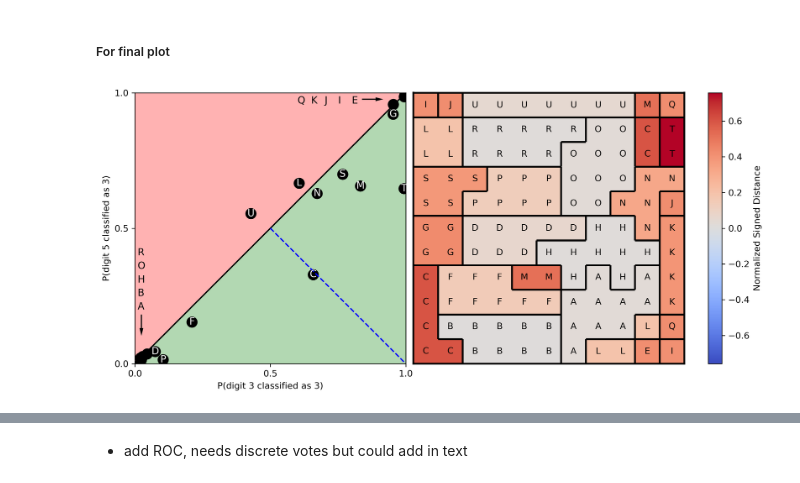
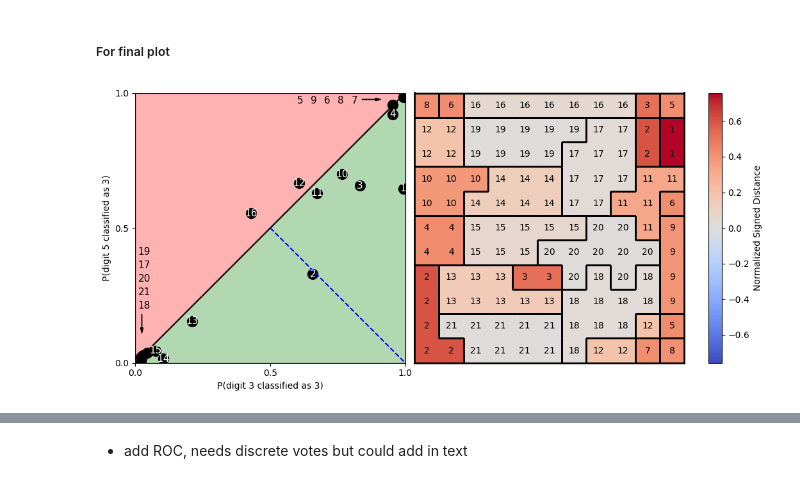
Before and after one commit to PaulHosek/MCM_classifier, a Jupyter notebook: Classifier_1/mcm/paper_plots/plots_indicative_icc.ipynb, the cells around one changed output, grey strips where cells are left out. Saved outputs shown, nothing was run; the diff lists cells and outputs as text; code cells hidden in the pictures.

```diff
--- a/Classifier_1/mcm/paper_plots/plots_indicative_icc.ipynb
+++ b/Classifier_1/mcm/paper_plots/plots_indicative_icc.ipynb
@@ -45,3 +43,7 @@ mcm_index = 3
+# %%
+mcm_index = 0
+cat_a = mcm_index
+cat_b = 1 # other digit
 # %%
 # n_variables = 121 #TODO This cell is not trash. Needed if use all samples in a folder (e.g., 5423 or test)
 # data_path = "../data/INPUT_all/data/"
@@ -179,14 +180,22 @@ plt.tight_layout()
 # %% [markdown]
 ##### For final plot
 # %%
+from scipy.stats import rankdata
+
+mode = "rank" # or letter
 cat_a = mcm_index
 cat_b = 5 # other digit
 
 all_prob = test_all_C_icc/n_samples # for MCM 0
 avg_prob = all_prob.mean(axis=1)
 
+comms = myplot.generate_icc_comms_map(all_MCM[mcm_index])
+distances = utils.normalised_signed_distance_decisionbound(avg_prob, cat_a, cat_b)
+dist_map = distances[comms]
+ranks = rankdata(dist_map.max()-dist_map, method="dense").reshape(dist_map.shape)
+letters = myplot.int_to_letters(comms)
 
-
+#-----------
 scale = 1
 fig, axs  = plt.subplots(1,2,figsize=(12*scale,5*scale))
 axs = axs.flatten()
@@ -199,68 +208,49 @@ axs[0].set_yticks([0, 0.5, 1])
 axs[0].plot([0, 1], [0, 1], color='black')
 axs[0].fill_between([0, 1], [0, 1], 1, where=[True, True], color='red', alpha=0.3)
 axs[0].fill_between([0, 1], [0, 1], 0, where=[True, True], color='green', alpha=0.3)
-
 axs[0].plot([0.5, 1], [0.5, 0], color='blue', linestyle='--')
 
 
 axs[0].scatter(avg_prob[:, cat_a], avg_prob[:, cat_b], color="black", marker="o", label=cat_b,s=130)
-
-# Scatter plot
-axs[0].scatter(avg_prob[:, cat_a], avg_prob[:, cat_b], color="black", marker="o", label=cat_b, s=130)
-
-# Initialize a variable to track the vertical position of the left-side labels
+# Labeling of scatter plot
 left_side_y = .2  # for the bottom left corner
 right_side_x = 1-0.2 # for the top right corner
 for i, (x, y) in enumerate(zip(avg_prob[:, cat_a], avg_prob[:, cat_b])):
+    lab = myplot.int_to_letters(i)
+    if mode == "rank":
+        lab = ranks[letters == myplot.int_to_letters(i)][0]
     if x < 0.05 and y < 0.05:
-        # Place label in a column on the left side of the plot
-        axs[0].text(0.01, left_side_y, myplot.int_to_letters(i), color="black", transform=axs[0].transAxes, fontsize=11)
-        left_side_y += 0.05  # Move down for the next label
+        axs[0].text(0.01, left_side_y, lab, color="black", transform=axs[0].transAxes, fontsize=11)
+        left_side_y += 0.05
     elif x > 0.95 and y > 0.95:
-        axs[0].text(right_side_x, 0.96, myplot.int_to_letters(i), color="black", transform=axs[0].transAxes, fontsize=11)
-        right_side_x -= 0.05  # Move down for the next label
+        axs[0].text(right_side_x, 0.96, lab, color="black", transform=axs[0].transAxes, fontsize=11)
+        right_side_x -= 0.05
     else:
-        # Place label at its original position
-        axs[0].text(x, y, myplot.int_to_letters(i), color="white", ha="center", va="center", fontsize=11)
+        axs[0].text(x, y, lab, color="white", ha="center", va="center", fontsize=11)
 
 axs[0].arrow(0.024, 0.18, 0, -0.05, head_width=0.01, head_length=0.02, fc='black', ec='black')
 axs[0].arrow(1-0.16, 1-0.024, 0.05, 0, head_width=0.01, head_length=0.02, fc='black', ec='black')
 
 
 
 
 # other stuff
 axs[0].set_xlabel(f"P(digit {cat_a} classified as {cat_a})")
 axs[0].set_ylabel(f"P(digit {cat_b} classified as {cat_a})")
-
 axs[0].set_xlim(0, 1)
 axs[0].set_ylim(0, 1)
-
-# partition map for distances to decision bounary
 plt.subplots_adjust(wspace=-.7)
-
 axs[1].set_aspect('equal')
-comms = myplot.generate_icc_comms_map(all_MCM[mcm_index])
-distances = utils.normalised_signed_distance_decisionbound(avg_prob, cat_a, cat_b)
-dist_map = distances[comms]
-im = myplot.partition_map(plt.gca(), dist_map,myplot.int_to_letters(comms),myplot.find_borders(comms), cbar=False)
-plt.colorbar(im, ax=axs[1]).set_label('Normalized Signed Distance')
-# plt.title("Normalized signed distance to decision boundary (3v5).", fontsize=11)
 
 
+if mode == "rank":
+    im = myplot.partition_map(plt.gca(), dist_map,ranks,myplot.find_borders(comms), cbar=False)
+else:
+    im = myplot.partition_map(plt.gca(), dist_map,myplot.int_to_letters(comms),myplot.find_borders(comms), cbar=False)
 
-# axs[0].set_title(f"Mean probability over samples for each ICC")
-# fig.suptitle(f"ICCs from MCM {cat_a} see test images of {(cat_a, cat_b)}")
+
+plt.colorbar(im, ax=axs[1]).set_label('Normalized Signed Distance')
 plt.tight_layout()
 plt.savefig(f"./img/decisionboundary_and_map_{cat_a}{cat_b}.png", dpi=300, bbox_inches="tight")
-
-
-# CLelia
-# upper right pixels are outside of the image, most black. As we go down diagnaolly get more center. Lower lit, larger.
-# remove color points
-# 3 has been seen, 5 has not been seen -> 5 is test data, 3 is train data
-
-
-# digt 3 test vs. train in axis. Can Digithow much bias there is from smoothening. Appendix. WHy choose alhs.
 # %% [output]
-[figure, old version]
+[figure, new version]
```
Also changed, not shown: parts of 3 cells of this notebook, 5 other files.
